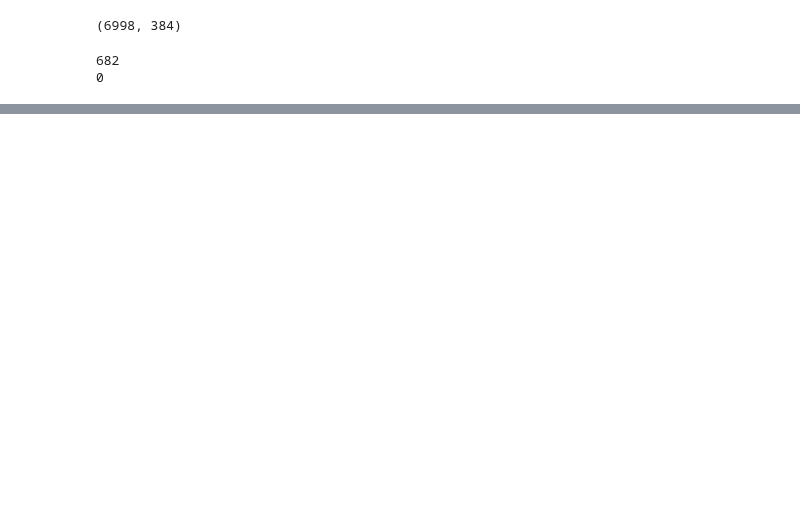
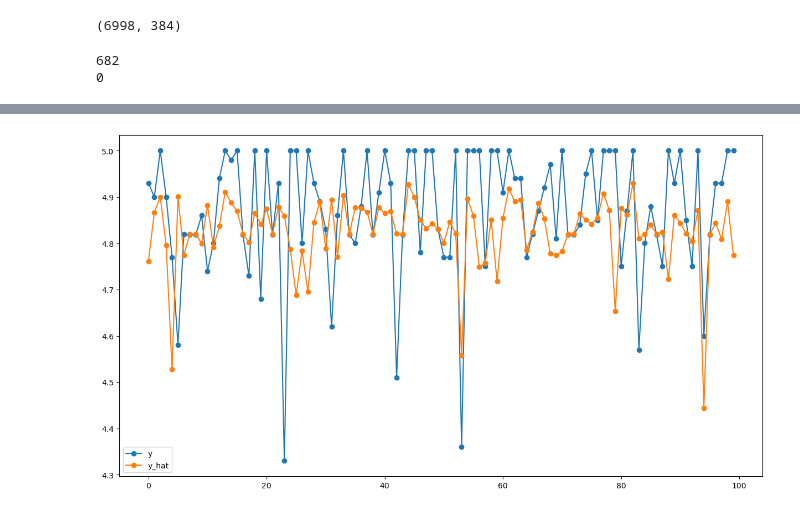
Before and after one commit to MaGiiK02/AirBnB_score_prediction, a Jupyter notebook: MLP regressor on comments.ipynb, the cells around one changed output, grey strips where cells are left out. Drawn from its saved outputs; the diff is of its cells as text; code cells hidden in the pictures; blank space fills up the shorter version.

```diff
--- a/MLP regressor on comments.ipynb
+++ b/MLP regressor on comments.ipynb
@@ -71,0 +200,9 @@ trainer.test(model, test_loader)
+# %%
+# plot accuracy
+plt.figure(figsize=(15, 8))
+plt.plot(y_test[:100], 'o-', label='y')
+plt.plot(y_hat[:100], 'o-', label='y_hat')
+plt.legend()
+plt.show()
+# %% [output]
+[figure, added]
```
Also changed, not shown: parts of 12 cells of this notebook, 25 other files.
